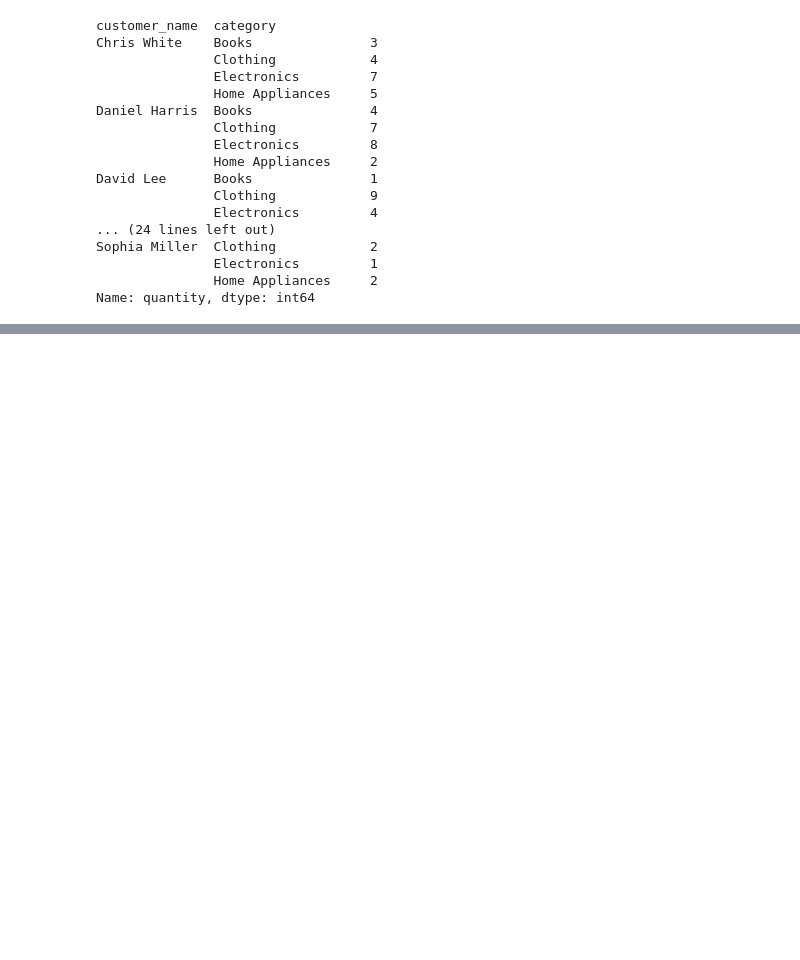
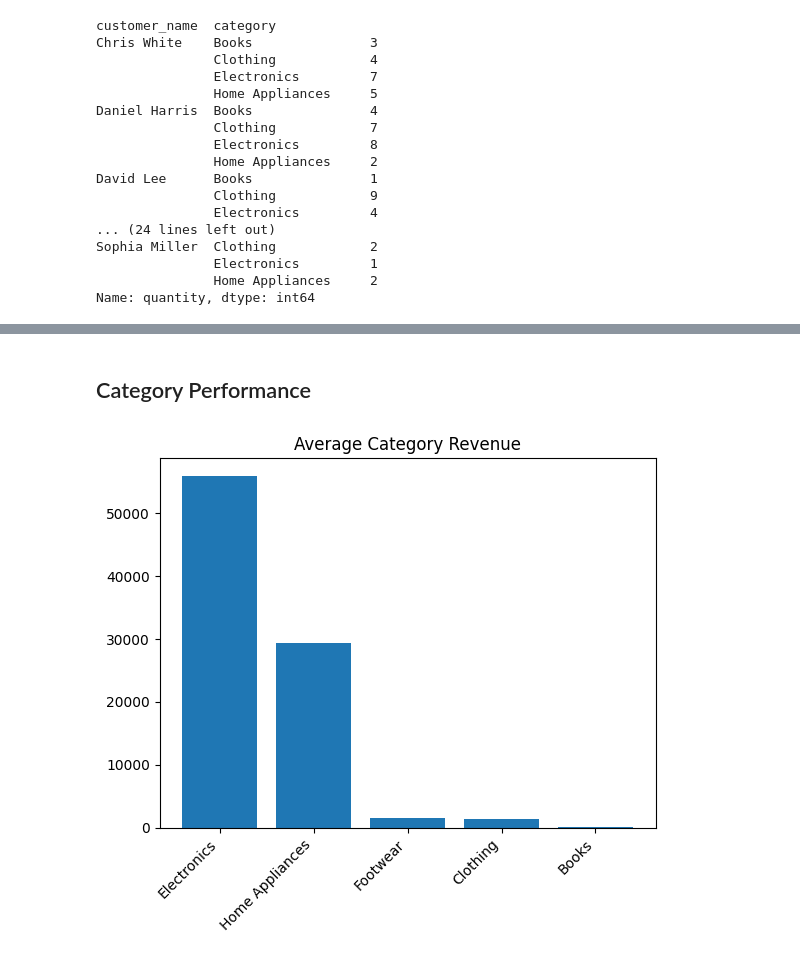
Before and after one commit to minaekramy06/amazon-sales-analysis-2025, a Jupyter notebook: notebooks/amazon_sales_analysis.ipynb, the cells around one changed output, grey strips where cells are left out. Drawn from its saved outputs; the diff is of its cells as text; code cells hidden in the pictures; blank space fills up the shorter version.

```diff
--- a/notebooks/amazon_sales_analysis.ipynb
+++ b/notebooks/amazon_sales_analysis.ipynb
@@ -178,7 +178,8 @@ Clothing             3540
 Books                1035
 Name: total_sales, dtype: int64
 # %%
-df[df.status == 'Completed'].groupby('category').total_sales.sum().sort_values(ascending= False)
+category_analysis = df[df.status == 'Completed'].groupby('category').total_sales.sum().sort_values(ascending= False)
+category_analysis
 # %% [output]
 category
 Electronics        55900
@@ -681,0 +700,9 @@ Name: quantity, dtype: int64
+# %% [markdown]
+## Category Performance
+# %%
+plt.bar(category_analysis.index, category_analysis.values)
+plt.xticks(rotation = 45, ha = 'right')
+plt.title('Average Category Revenue')
+plt.show()
+# %% [output]
+[figure, added]
```
Also changed, not shown: parts of 21 cells of this notebook.
